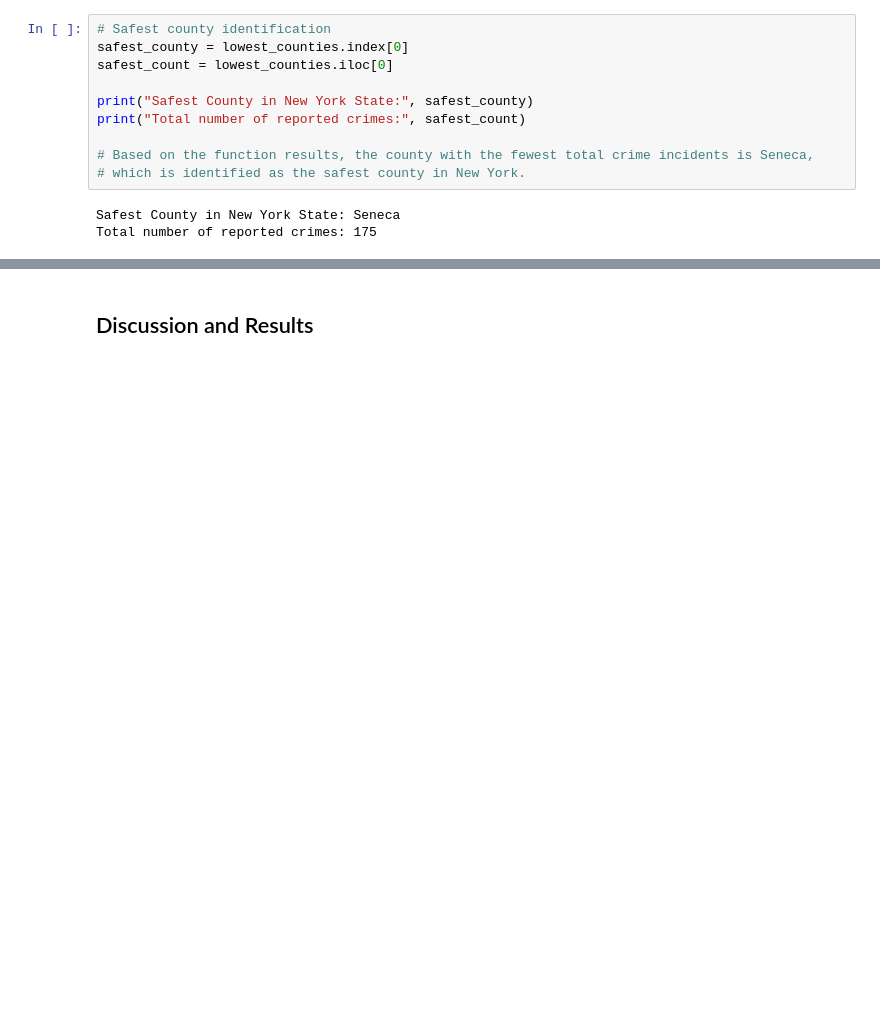
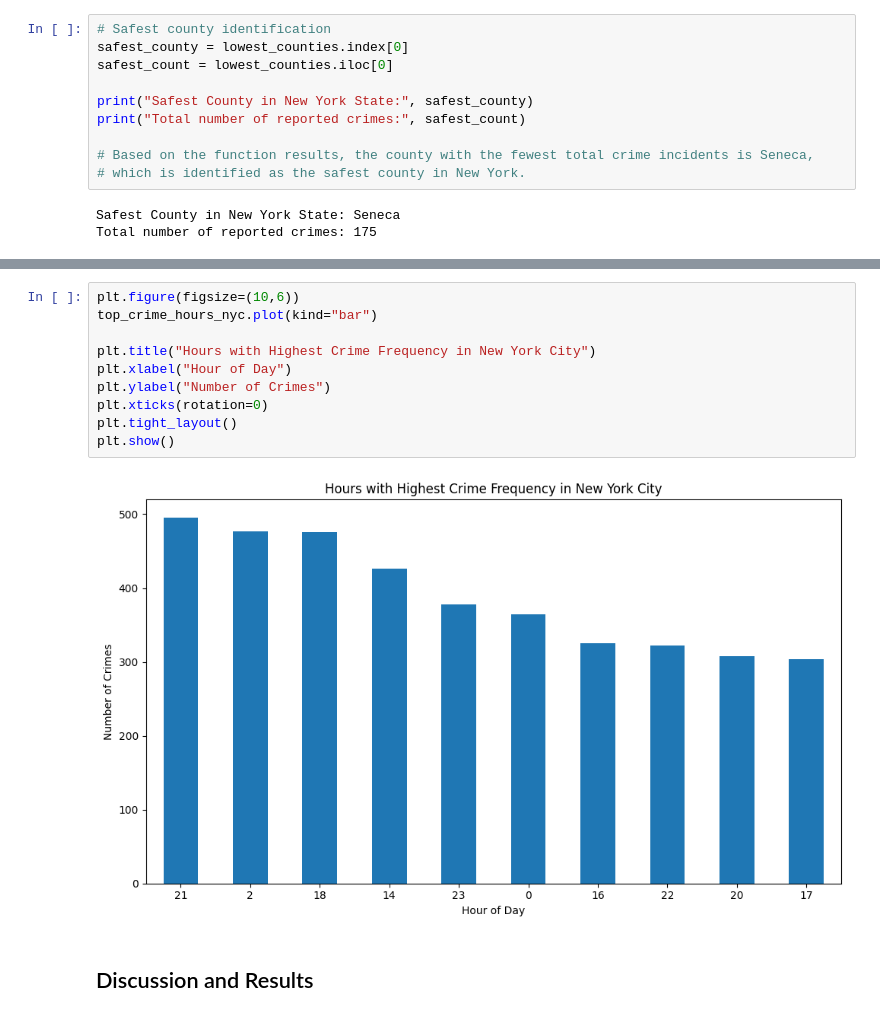
Before and after one commit to Ashliz1/NYC-Crime-Data---Group-10-, a Jupyter notebook: term_project_starter.ipynb, the cells around one changed output, grey strips where cells are left out. Saved outputs shown, nothing was run; the diff lists cells and outputs as text; blank space fills up the shorter version.

```diff
--- a/term_project_starter.ipynb
+++ b/term_project_starter.ipynb
@@ -540,3 +558,15 @@ Total number of reported crimes: 175
+# %%
+plt.figure(figsize=(10,6))
+top_crime_hours_nyc.plot(kind="bar")
+
+plt.title("Hours with Highest Crime Frequency in New York City")
+plt.xlabel("Hour of Day")
+plt.ylabel("Number of Crimes")
+plt.xticks(rotation=0)
+plt.tight_layout()
+plt.show()
+# %% [output]
+[figure, added]
 # %% [markdown]
 ## Discussion and Results
 # %% [markdown]
```
Also changed, not shown: parts of 5 cells of this notebook.
